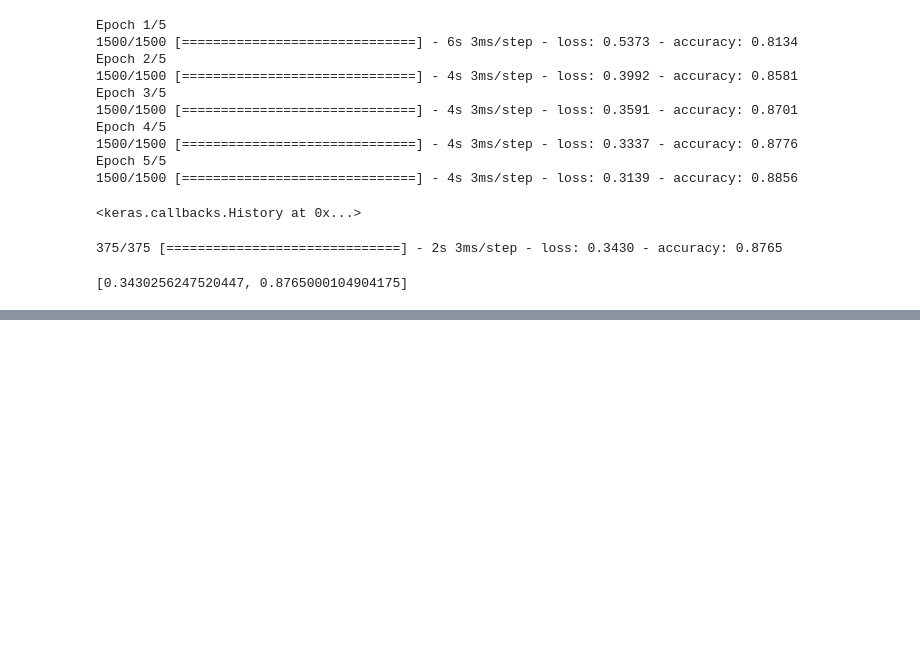
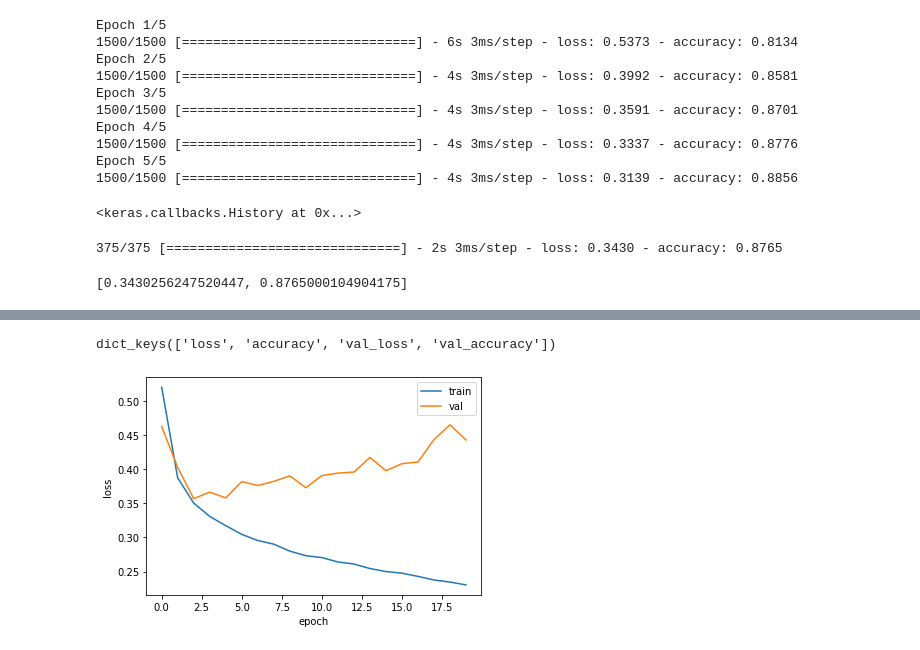
Before and after one commit to Tae1Yuk/ML-Study, a Jupyter notebook: Chapter7.ipynb, the cells around one changed output, grey strips where cells are left out. Drawn from its saved outputs; the diff is of its cells as text; code cells hidden in the pictures; blank space fills up the shorter version.

```diff
--- a/Chapter7.ipynb
+++ b/Chapter7.ipynb
@@ -277,0 +356,4 @@ model.evaluate(val_scaled, val_target)
+# %%
+model = model_fn()
+model.compile(loss = 'sparse_categorical_crossentropy', metrics = 'accuracy')
+history = model.fit(train_scaled, train_target, epochs = 20, validation_data = (val_scaled, val_target))
@@ -277,0 +378,14 @@ model.evaluate(val_scaled, val_target)
+# %%
+print(history.history.keys())
+# %% [output]
+dict_keys(['loss', 'accuracy', 'val_loss', 'val_accuracy'])
+# %%
+import matplotlib.pyplot as plt
+plt.plot(history.history['loss'])
+plt.plot(history.history['val_loss'])
+plt.xlabel('epoch')
+plt.ylabel('loss')
+plt.legend(['train', 'val'])
+plt.show()
+# %% [output]
+[figure, added]
```
Also changed, not shown: parts of 26 cells of this notebook.
